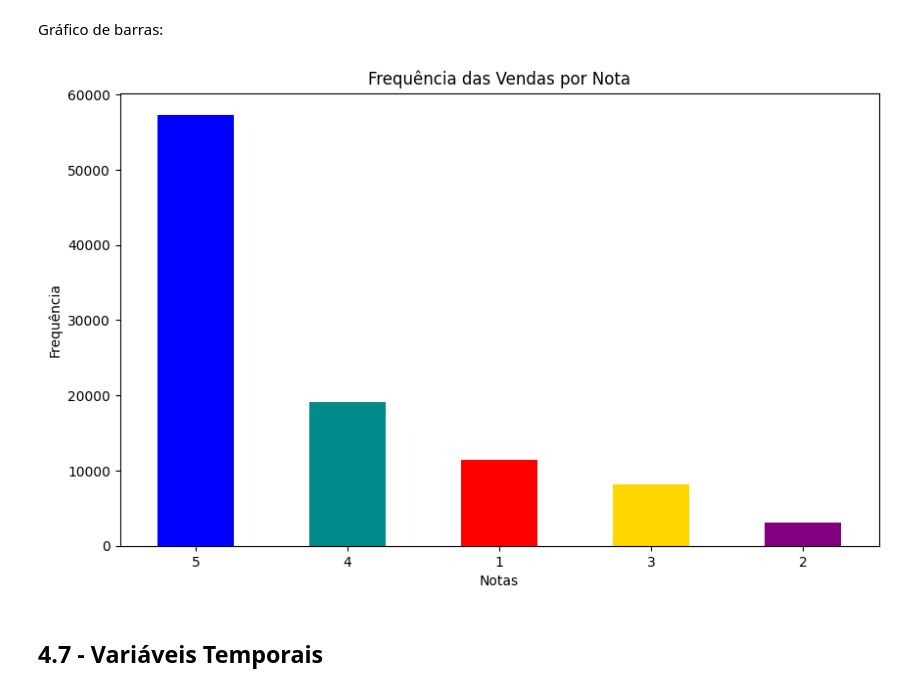
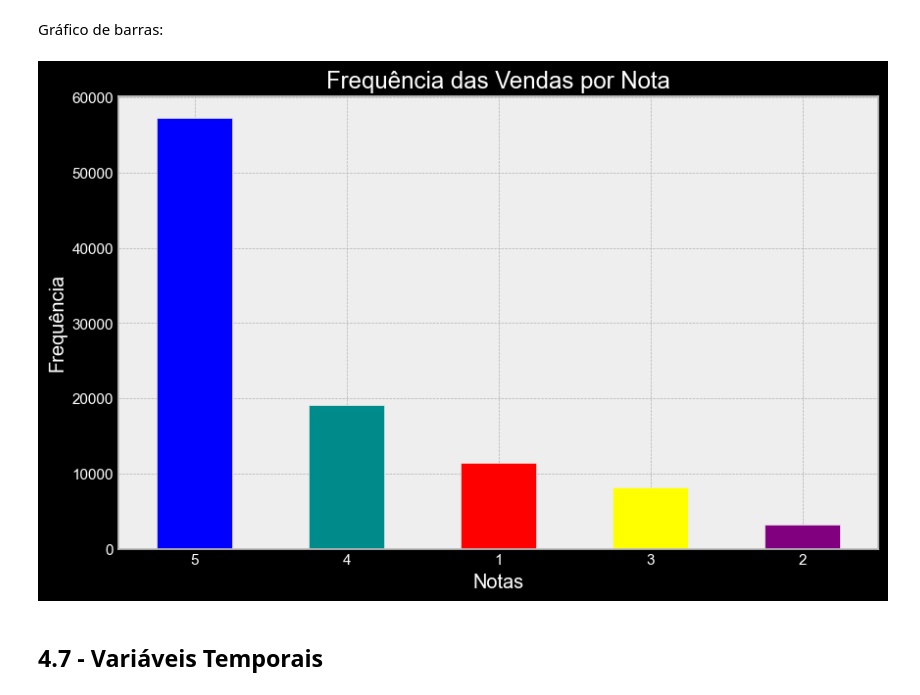
Before and after one commit to DouglasMiyagui/E-Commerce-KDD, a Jupyter notebook: notebooks/2-AnáliseDescritiva.ipynb, the cells around one changed output. Saved outputs shown, nothing was run; the diff lists cells and outputs as text; code cells hidden in the pictures.

```diff
--- a/notebooks/2-AnáliseDescritiva.ipynb
+++ b/notebooks/2-AnáliseDescritiva.ipynb
@@ -510,7 +516,7 @@ colunas_numericas = relatorio_vendas.select_dtypes(include=['number'])
 matriz_correlacao = colunas_numericas.corr()
 matriz_correlacao = matriz_correlacao.round(2)
 
-# Crie a representação visual da tabela de correlação
+plt.style.use('dark_background')
 plt.figure(figsize=(10, 8))
 sns.heatmap(matriz_correlacao, annot=True, cmap='coolwarm', linewidths=0.2)
 plt.title('Tabela de Correlação de Todos os Dados')
@@ -1833,17 +1835,17 @@ calcular_frequencias(avaliacoes, 'avaliacao_nota').head(10)
 # %% [markdown]
 Gráfico de barras:
 # %%
-cores = ['blue', 'darkcyan', 'red', 'gold', 'purple']
-
+cores = ['blue', 'darkcyan', 'red', 'yellow', 'purple']
+freq_absoluta = calcular_frequencias(avaliacoes, 'avaliacao_nota')['Frequência Absoluta']
 plt.figure(figsize=(10, 6))
 freq_absoluta.plot(kind='bar', color=cores)
 plt.title('Frequência das Vendas por Nota')
 plt.xlabel('Notas')
 plt.ylabel('Frequência')
 plt.xticks(rotation=0)
 plt.show()
 # %% [output]
-[figure, old version]
+[figure, new version]
 # %% [markdown]
 ## 4.7 - Variáveis Temporais
 # %% [markdown]
```
Also changed, not shown: parts of 29 cells of this notebook.
